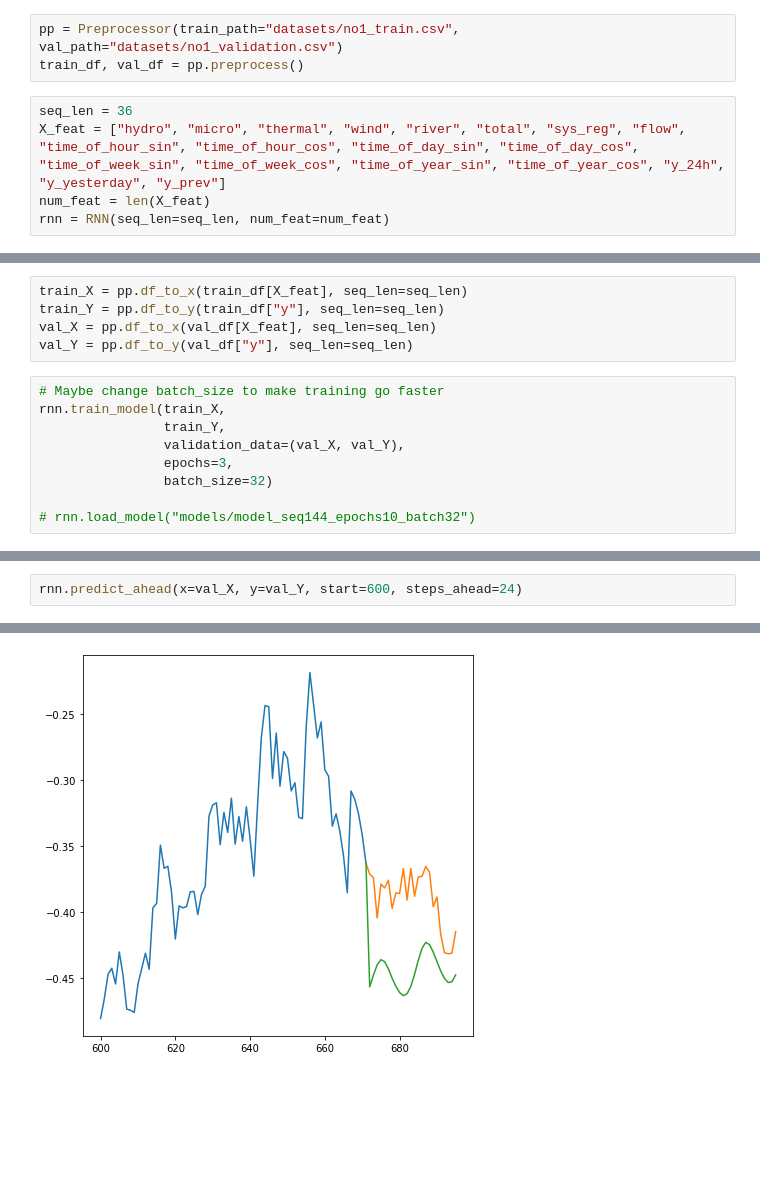
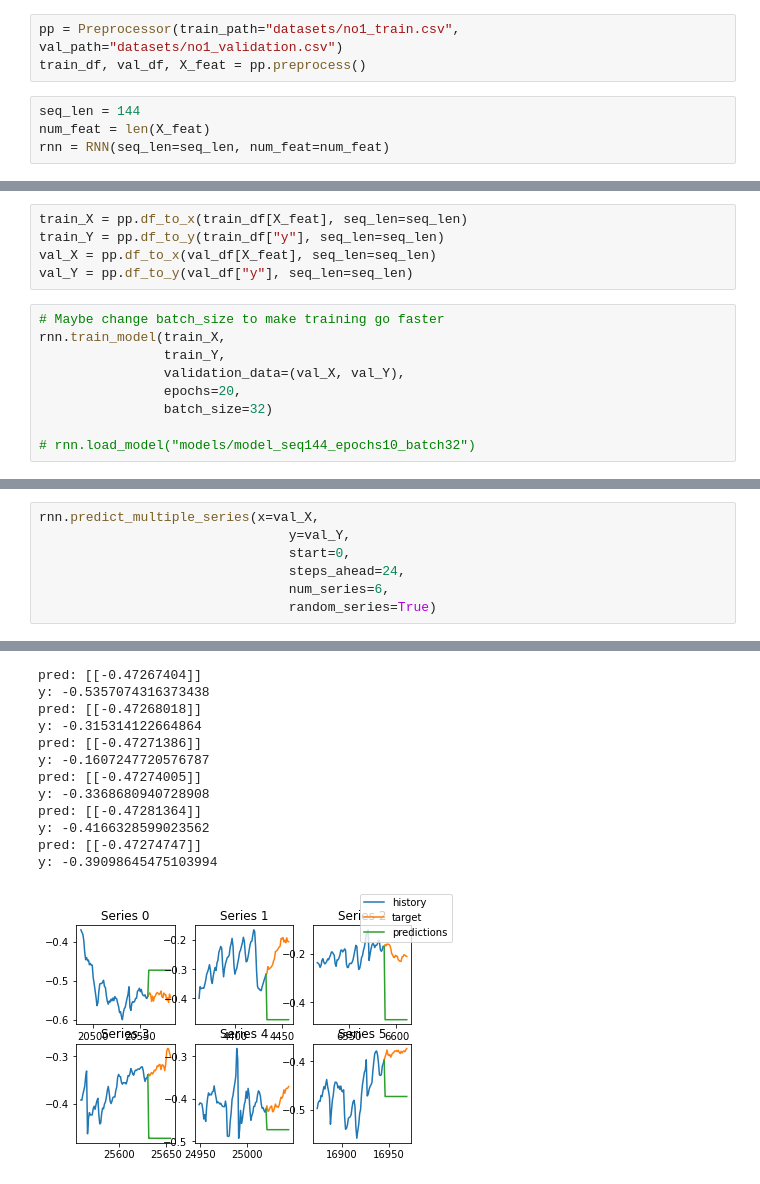
Before and after one commit to AnmolS99/Time-Series-Forecasting, a Jupyter notebook: network.ipynb, the cells around one changed output, grey strips where cells are left out. Saved outputs shown, nothing was run; the diff lists cells and outputs as text; blank space fills up the shorter version.

Commit message:
Fixed plotting and added one-hot

```diff
--- a/network.ipynb
+++ b/network.ipynb
@@ -4,10 +4,9 @@ from preprocessing import Preprocessor
 from network import RNN
 # %%
 pp = Preprocessor(train_path="datasets/no1_train.csv", val_path="datasets/no1_validation.csv")
-train_df, val_df = pp.preprocess()
+train_df, val_df, X_feat = pp.preprocess()
 # %%
-seq_len = 36
-X_feat = ["hydro", "micro", "thermal", "wind", "river", "total", "sys_reg", "flow", "time_of_hour_sin", "time_of_hour_cos", "time_of_day_sin", "time_of_day_cos", "time_of_week_sin", "time_of_week_cos", "time_of_year_sin", "time_of_year_cos", "y_24h", "y_yesterday", "y_prev"]
+seq_len = 144
 num_feat = len(X_feat)
 rnn = RNN(seq_len=seq_len, num_feat=num_feat)
 # %% [output]
@@ -29,7 +28,7 @@ val_Y = pp.df_to_y(val_df["y"], seq_len=seq_len)
 rnn.train_model(train_X,
                 train_Y,
                 validation_data=(val_X, val_Y),
-                epochs=3,
+                epochs=20,
                 batch_size=32)
 
 # rnn.load_model("models/model_seq144_epochs10_batch32")
@@ -57,3 +43,8 @@ WARNING:absl:<keras.layers.recurrent.LSTMCell object at 0x...> has the same name
 # %%
-rnn.predict_ahead(x=val_X, y=val_Y, start=600, steps_ahead=24)
+rnn.predict_multiple_series(x=val_X,
+                                y=val_Y,
+                                start=0,
+                                steps_ahead=24,
+                                num_series=6,
+                                random_series=True)
 # %% [output]
@@ -60 +54,13 @@ rnn.predict_ahead(x=val_X, y=val_Y, start=600, steps_ahead=24)
+pred: [[-0.47267404]]
+y: -0.5357074316373438
+pred: [[-0.47268018]]
+y: -0.315314122664864
+pred: [[-0.47271386]]
+y: -0.1607247720576787
+pred: [[-0.47274005]]
+y: -0.3368680940728908
+pred: [[-0.47281364]]
+y: -0.4166328599023562
+pred: [[-0.47274747]]
+y: -0.39098645475103994
-[figure, old version]
+[figure, new version]
```
Also changed, not shown: parts of 3 cells of this notebook, 41 other files.
